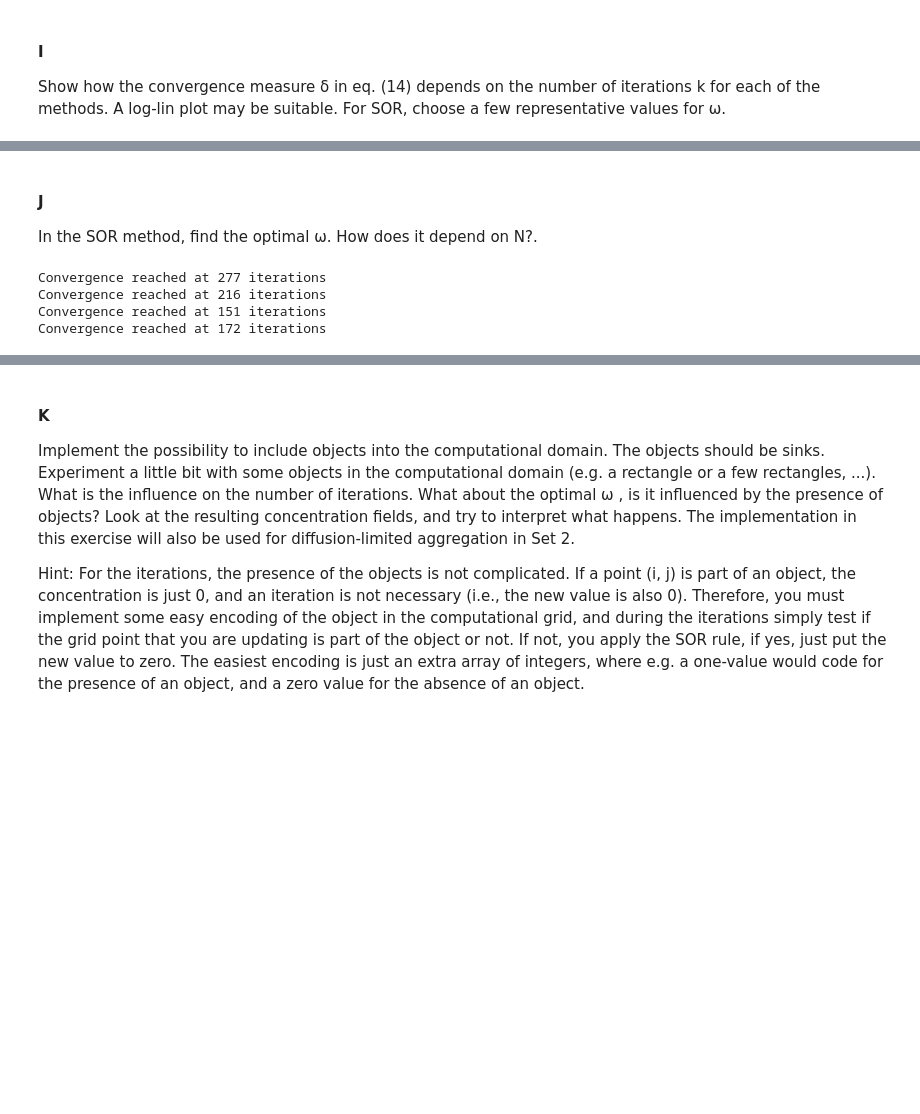
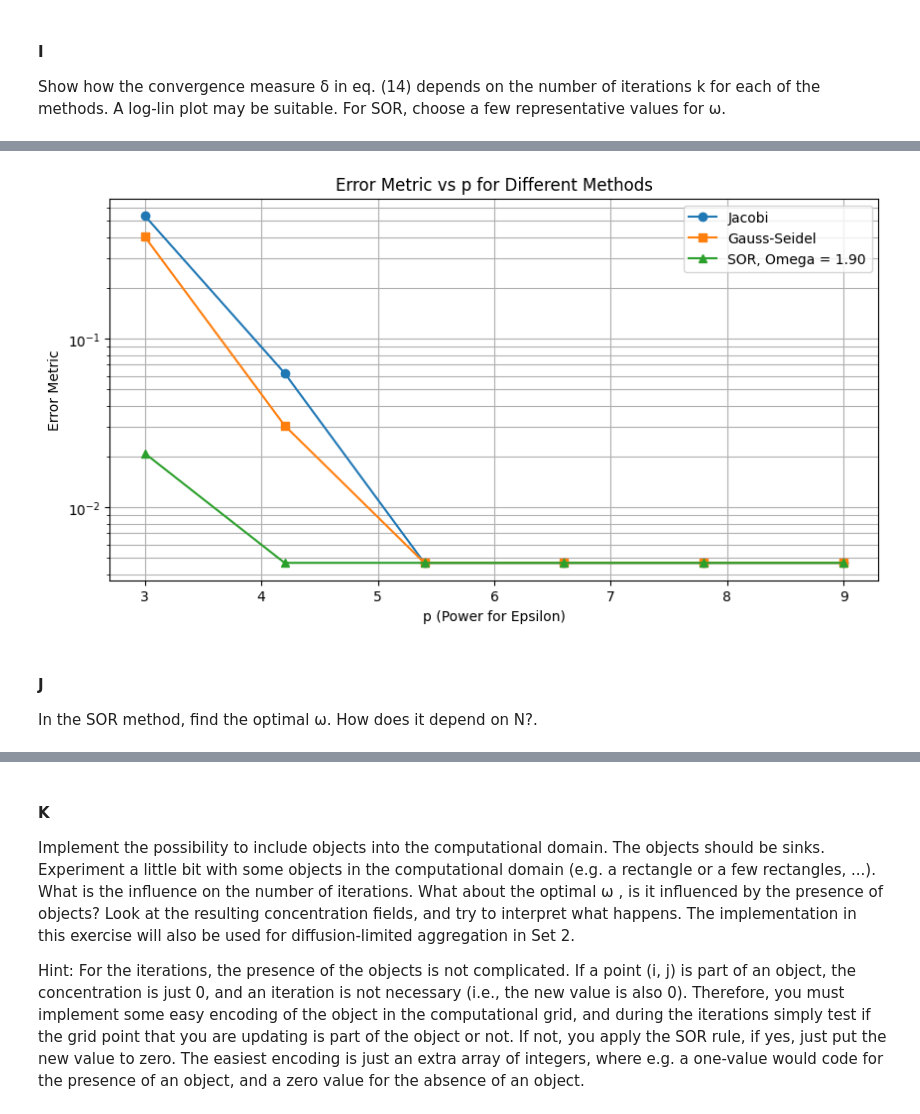
Before and after one commit to shreyaraghavendra/scientific-computing-group2, a Jupyter notebook: set1.ipynb, the cells around one changed output, grey strips where cells are left out. Saved outputs shown, nothing was run; the diff lists cells and outputs as text; code cells hidden in the pictures; blank space fills up the shorter version.

```diff
--- a/set1.ipynb
+++ b/set1.ipynb
@@ -583,13 +616,18 @@ plt.show()
+# %%
+# Create a log-log plot of error metric vs p for each method
+plt.figure(figsize=(10, 5))
+plt.semilogy(p_values, errors_jacobi, marker='o', label='Jacobi')
+plt.semilogy(p_values, errors_gauss, marker='s', label='Gauss-Seidel')
+plt.semilogy(p_values, errors_sor_90, marker='^', label='SOR, Omega = 1.90')
+
+plt.xlabel('p (Power for Epsilon)')
+plt.ylabel('Error Metric')
+plt.title('Error Metric vs p for Different Methods')
+plt.legend()
+plt.grid(True, which='both')
+plt.show()
+# %% [output]
+[figure, added]
 # %% [markdown]
 #### J
 In the SOR method, find the optimal ω. How does it depend on N?.
-# %%
-sor1, cs1, k = simulate_2D_diffusion_SOR(x_0.T, omega=1.80)
-sor2, cs2, k = simulate_2D_diffusion_SOR(x_0.T, omega=1.85)
-sor3, cs3, k = simulate_2D_diffusion_SOR(x_0.T, omega=1.90)
-sor4, cs4, k = simulate_2D_diffusion_SOR(x_0.T, omega=1.95)
-# %% [output]
-Convergence reached at 277 iterations
-Convergence reached at 216 iterations
-Convergence reached at 151 iterations
-Convergence reached at 172 iterations
```
Also changed, not shown: parts of 14 cells of this notebook.
